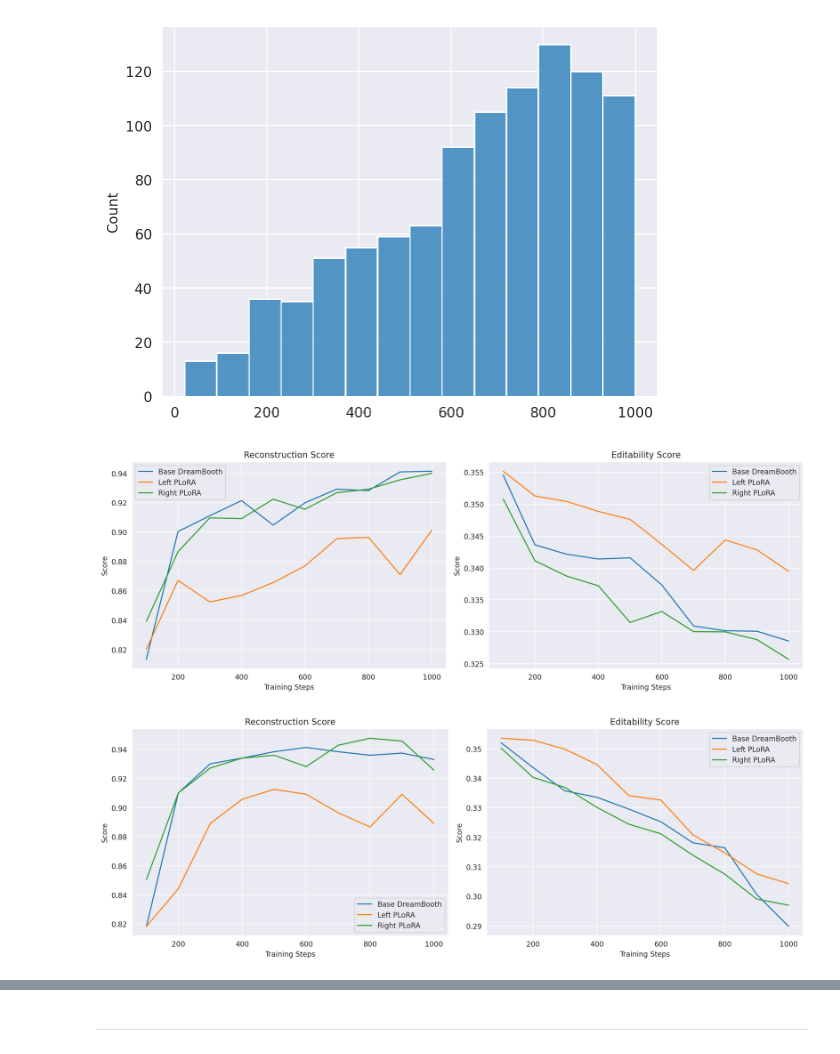
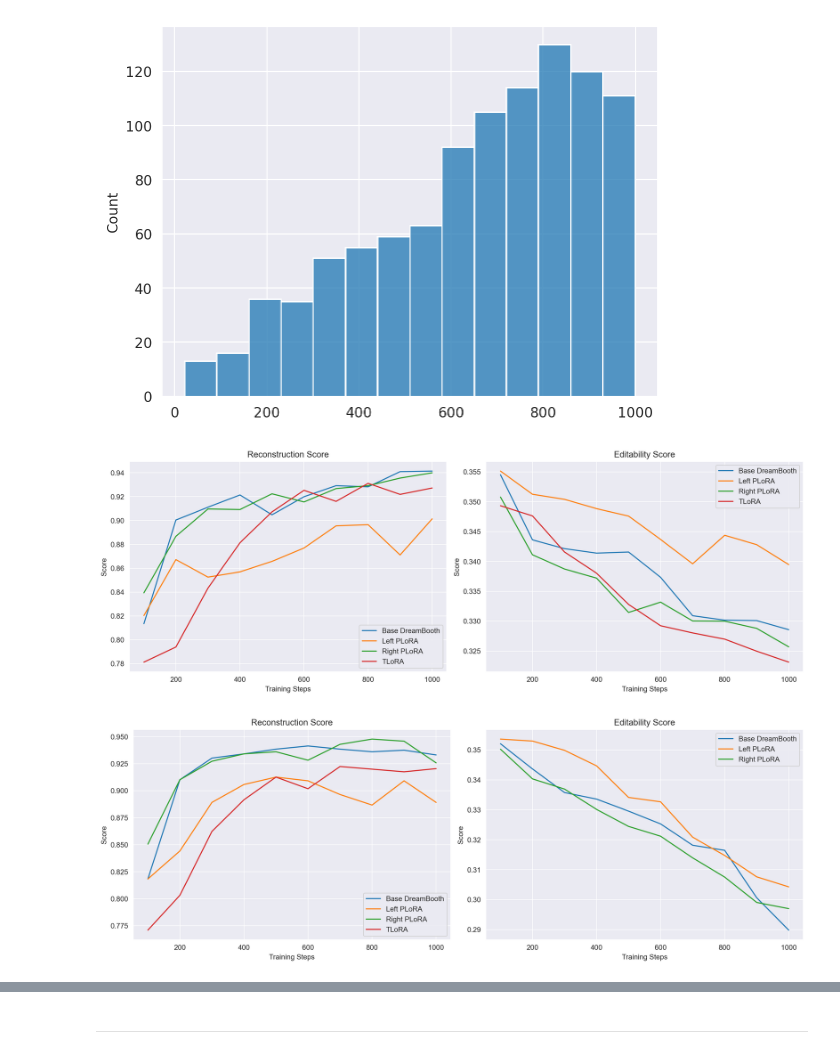
Before and after one commit to igmamedov/ImageEdit, a Jupyter notebook: distributions_papers.ipynb, the cells around one changed output, grey strips where cells are left out. Drawn from its saved outputs; the diff is of its cells as text; code cells hidden in the pictures.

Commit message:
added tlora metricks

```diff
--- a/distributions_papers.ipynb
+++ b/distributions_papers.ipynb
@@ -140,37 +140,61 @@ right_edit_few = {100: 0.35078676285282256,
  900: 0.3287904800907258,
  1000: 0.3256993447580645}
 
+tlora_rec_few = {100: 0.78125,
+ 200: 0.7939453125,
+ 300: 0.84326171875,
+ 400: 0.88134765625,
+ 500: 0.9072265625,
+ 600: 0.92529296875,
+ 700: 0.916015625,
+ 800: 0.93115234375,
+ 900: 0.921875,
+ 1000: 0.92724609375}
+
+tlora_edit_few = {100: 0.34933373235887094,
+ 200: 0.3476365612399194,
+ 300: 0.3415881741431452,
+ 400: 0.33803632182459675,
+ 500: 0.33280698714717744,
+ 600: 0.32923150831653225,
+ 700: 0.32802655619959675,
+ 800: 0.3269909274193548,
+ 900: 0.3249708606350806,
+ 1000: 0.3231319304435484}
+
 # ---- PLOTTING ----
 steps = list(base_rec_few.keys())
 
 fig, axs = plt.subplots(1, 2, figsize=(14, 5))
 
 # --- Reconstruction subplot ---
 axs[0].plot(steps, base_rec_few.values(), label="Base DreamBooth")
 axs[0].plot(steps, left_rec_few.values(), label="Left PLoRA")
 axs[0].plot(steps, right_rec_few.values(), label="Right PLoRA")
+axs[0].plot(steps, tlora_rec_few.values(), label="TLoRA")
 
 axs[0].set_title("Reconstruction Score")
 axs[0].set_xlabel("Training Steps")
 axs[0].set_ylabel("Score")
 axs[0].legend()
 axs[0].grid(True)
 
 # --- Editability subplot ---
 axs[1].plot(steps, base_edit_few.values(), label="Base DreamBooth")
 axs[1].plot(steps, left_edit_few.values(), label="Left PLoRA")
 axs[1].plot(steps, right_edit_few.values(), label="Right PLoRA")
+axs[1].plot(steps, tlora_edit_few.values(), label="TLoRA")
 
 axs[1].set_title("Editability Score")
 axs[1].set_xlabel("Training Steps")
 axs[1].set_ylabel("Score")
 axs[1].legend()
 axs[1].grid(True)
 
 plt.tight_layout()
 plt.show()
 # %% [output]
-[figure, old version]
+[figure, new version]
 # %%
 import seaborn as sns
 import matplotlib.pyplot as plt
@@ -246,6 +270,17 @@ right_edit_one = {100: 0.3502157888104839,
  900: 0.29908014112903225,
  1000: 0.2970088835685484}
 
+tlora_rec_one = {100: 0.77099609375,
+ 200: 0.80322265625,
+ 300: 0.8623046875,
+ 400: 0.8916015625,
+ 500: 0.91259765625,
+ 600: 0.90185546875,
+ 700: 0.92236328125,
+ 800: 0.919921875,
+ 900: 0.91748046875,
+ 1000: 0.92041015625}
+
 # ---- PLOTTING ----
 steps = list(base_rec_one.keys())
 
@@ -255,6 +290,7 @@ fig, axs = plt.subplots(1, 2, figsize=(14, 5))
 axs[0].plot(steps, base_rec_one.values(), label="Base DreamBooth")
 axs[0].plot(steps, left_rec_one.values(), label="Left PLoRA")
 axs[0].plot(steps, right_rec_one.values(), label="Right PLoRA")
+axs[0].plot(steps, tlora_rec_one.values(), label="TLoRA")
 
 axs[0].set_title("Reconstruction Score")
 axs[0].set_xlabel("Training Steps")
@@ -276,7 +312,7 @@ axs[1].grid(True)
 plt.tight_layout()
 plt.show()
 # %% [output]
-[figure, old version]
+[figure, new version]
 # %%
 import seaborn as sns
 import matplotlib.pyplot as plt
```
Also changed, not shown: parts of 3 cells of this notebook, 1 other file.
